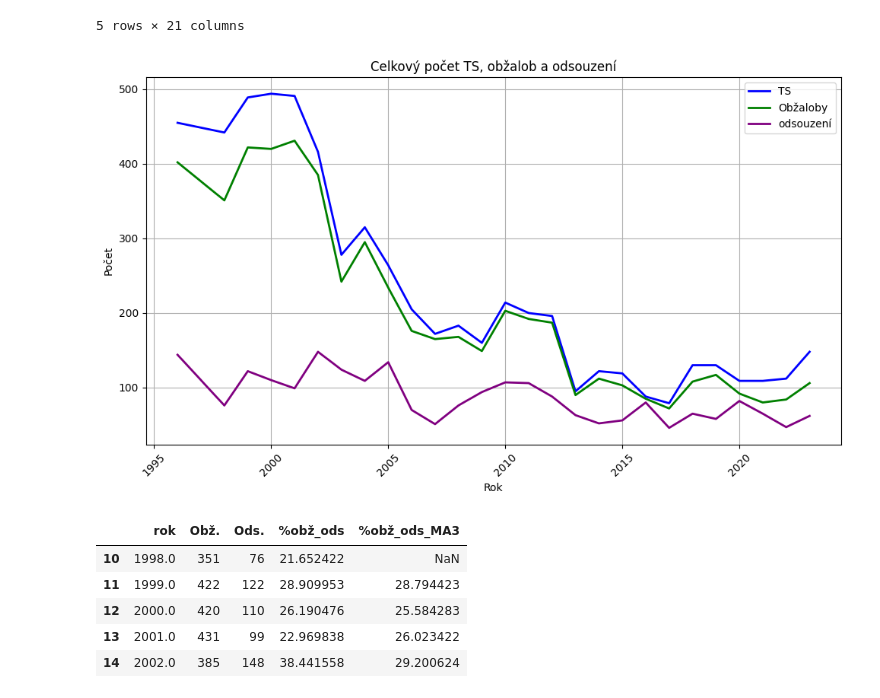
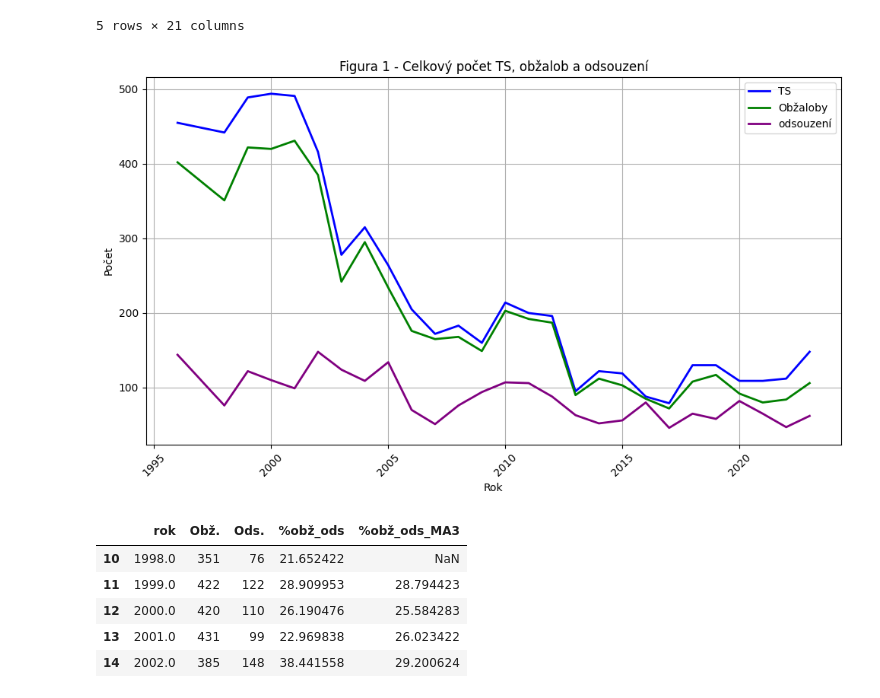
Before and after one commit to DamiTheCraftyPythonista/Thesis, a Jupyter notebook: Hate_crimes_CZ.ipynb, the cells around one changed output. Cells and saved outputs as stored; diff of their text form; code cells hidden in the pictures.

```diff
--- a/Hate_crimes_CZ.ipynb
+++ b/Hate_crimes_CZ.ipynb
@@ -17,28 +17,28 @@ data.head()
 # %%
 import matplotlib.pyplot as plt
 
 data_ods = data[['rok ', 'celkem ', 'Unnamed: 17', 'Unnamed: 18']].dropna()
 
 data_ods.columns = ['rok', 'TS', 'Obž.', 'Ods.']
 data_ods[['rok', 'TS', 'Obž.', 'Ods.']] = data_ods[['rok', 'TS', 'Obž.', 'Ods.']].apply(pd.to_numeric, errors='coerce')
 
 plt.figure(figsize=(10, 6))
 plt.plot(data_ods['rok'], data_ods['TS'], label='TS', color='blue', linewidth=2)
 plt.plot(data_ods['rok'], data_ods['Obž.'], label='Obžaloby', color='green', linewidth=2)
 plt.plot(data_ods['rok'], data_ods['Ods.'], label='odsouzení', color='purple', linewidth=2)
 
 
-plt.title('Celkový počet TS, obžalob a odsouzení')
+plt.title('Figura 1 - Celkový počet TS, obžalob a odsouzení')
 plt.xlabel('Rok')
 plt.ylabel('Počet')
 plt.legend()
 plt.grid(True)
 plt.xticks(rotation=45)
 plt.tight_layout()
 
 plt.show()
 # %% [output]
-[figure, old version]
+[figure, new version]
 # %%
 data_obž_ods = data[['rok ', 'Unnamed: 17', 'Unnamed: 18']].dropna()
 
```
Also changed, not shown: parts of 6 cells of this notebook.
